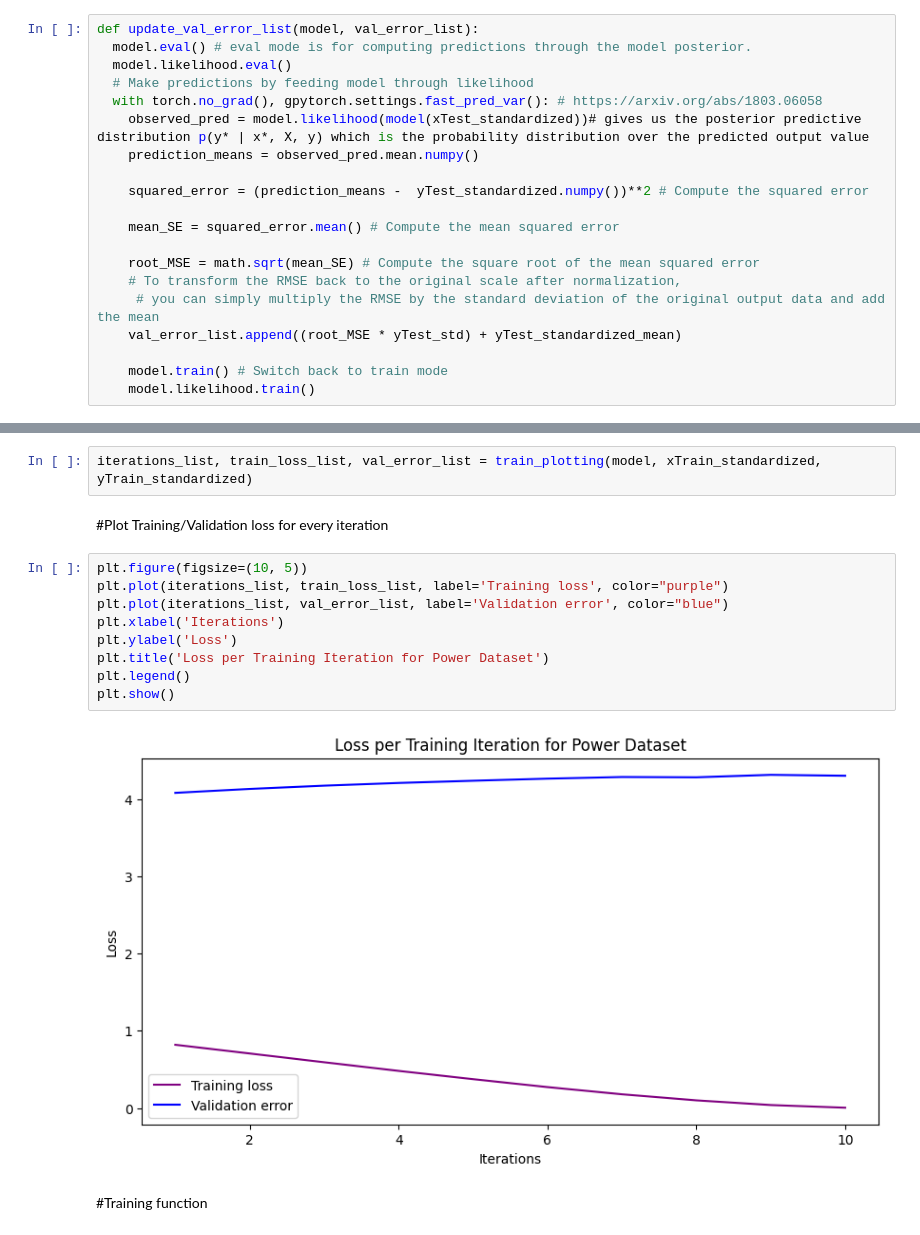
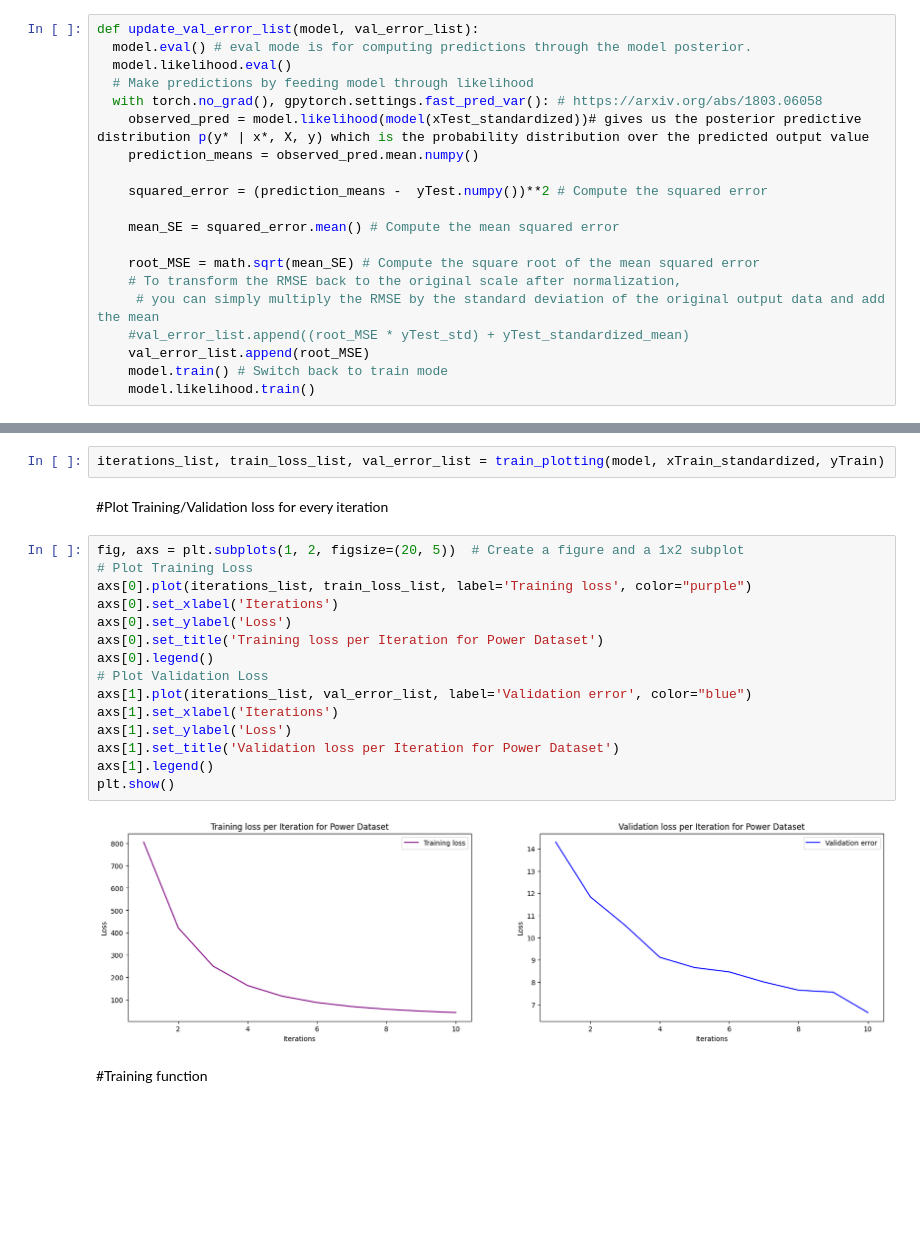
Before and after one commit to Sabelz/Gaussian_Processes_Inducing_Points, a Jupyter notebook: GPs/GPPowerPlant.ipynb, the cells around one changed output, grey strips where cells are left out. Saved outputs shown, nothing was run; the diff lists cells and outputs as text; blank space fills up the shorter version.

```diff
--- a/GPs/GPPowerPlant.ipynb
+++ b/GPs/GPPowerPlant.ipynb
@@ -122,15 +126,15 @@ def update_val_error_list(model, val_error_list):
     observed_pred = model.likelihood(model(xTest_standardized))# gives us the posterior predictive distribution p(y* | x*, X, y) which is the probability distribution over the predicted output value
     prediction_means = observed_pred.mean.numpy()
 
-    squared_error = (prediction_means -  yTest_standardized.numpy())**2 # Compute the squared error
+    squared_error = (prediction_means -  yTest.numpy())**2 # Compute the squared error
 
     mean_SE = squared_error.mean() # Compute the mean squared error
 
     root_MSE = math.sqrt(mean_SE) # Compute the square root of the mean squared error
     # To transform the RMSE back to the original scale after normalization,
      # you can simply multiply the RMSE by the standard deviation of the original output data and add the mean
-    val_error_list.append((root_MSE * yTest_std) + yTest_standardized_mean)
-
+    #val_error_list.append((root_MSE * yTest_std) + yTest_standardized_mean)
+    val_error_list.append(root_MSE)
     model.train() # Switch back to train mode
     model.likelihood.train()
 # %% [markdown]
@@ -169,20 +173,26 @@ def train_plotting(model, xTrain, yTrain): # Train the model on training data: x
 # %% [markdown]
 # Train the Model
 # %%
-iterations_list, train_loss_list, val_error_list = train_plotting(model, xTrain_standardized, yTrain_standardized)
+iterations_list, train_loss_list, val_error_list = train_plotting(model, xTrain_standardized, yTrain)
 # %% [markdown]
 #Plot Training/Validation loss for every iteration
-# %%
-plt.figure(figsize=(10, 5))
-plt.plot(iterations_list, train_loss_list, label='Training loss', color="purple")
-plt.plot(iterations_list, val_error_list, label='Validation error', color="blue")
-plt.xlabel('Iterations')
-plt.ylabel('Loss')
-plt.title('Loss per Training Iteration for Power Dataset')
-plt.legend()
-plt.show()
-# %% [output]
-[figure, removed]
+# %%
+fig, axs = plt.subplots(1, 2, figsize=(20, 5))  # Create a figure and a 1x2 subplot
+# Plot Training Loss
+axs[0].plot(iterations_list, train_loss_list, label='Training loss', color="purple")
+axs[0].set_xlabel('Iterations')
+axs[0].set_ylabel('Loss')
+axs[0].set_title('Training loss per Iteration for Power Dataset')
+axs[0].legend()
+# Plot Validation Loss
+axs[1].plot(iterations_list, val_error_list, label='Validation error', color="blue")
+axs[1].set_xlabel('Iterations')
+axs[1].set_ylabel('Loss')
+axs[1].set_title('Validation loss per Iteration for Power Dataset')
+axs[1].legend()
+plt.show()
+# %% [output]
+[figure, added]
 # %% [markdown]
 #Training function
 # %%
```
Also changed, not shown: parts of 19 cells of this notebook.
